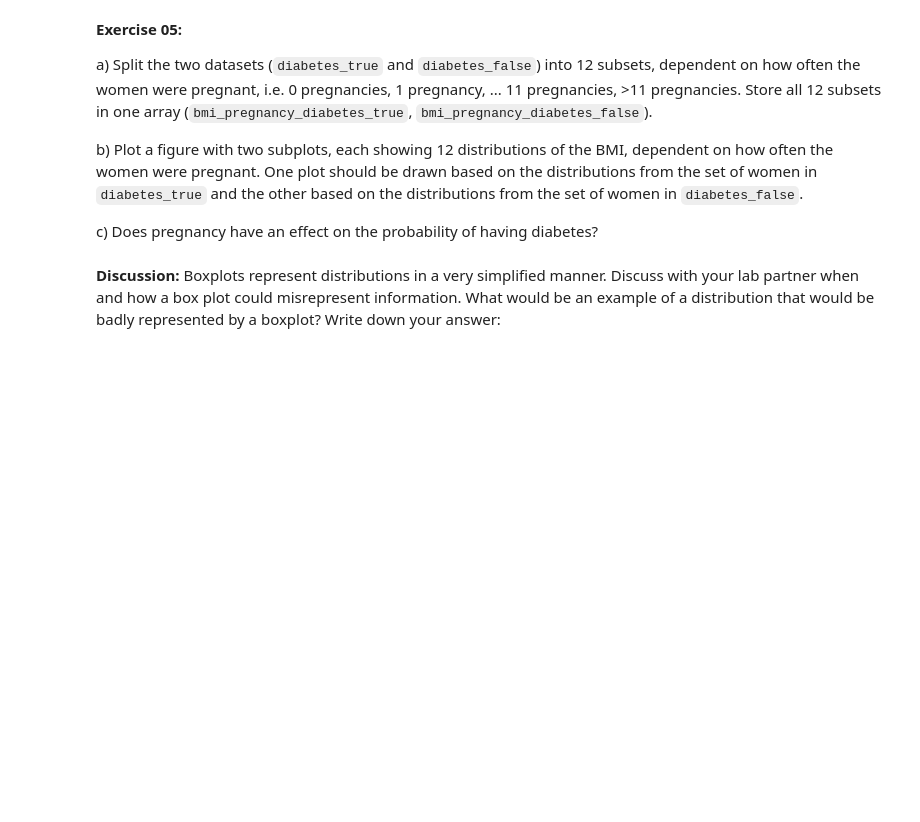
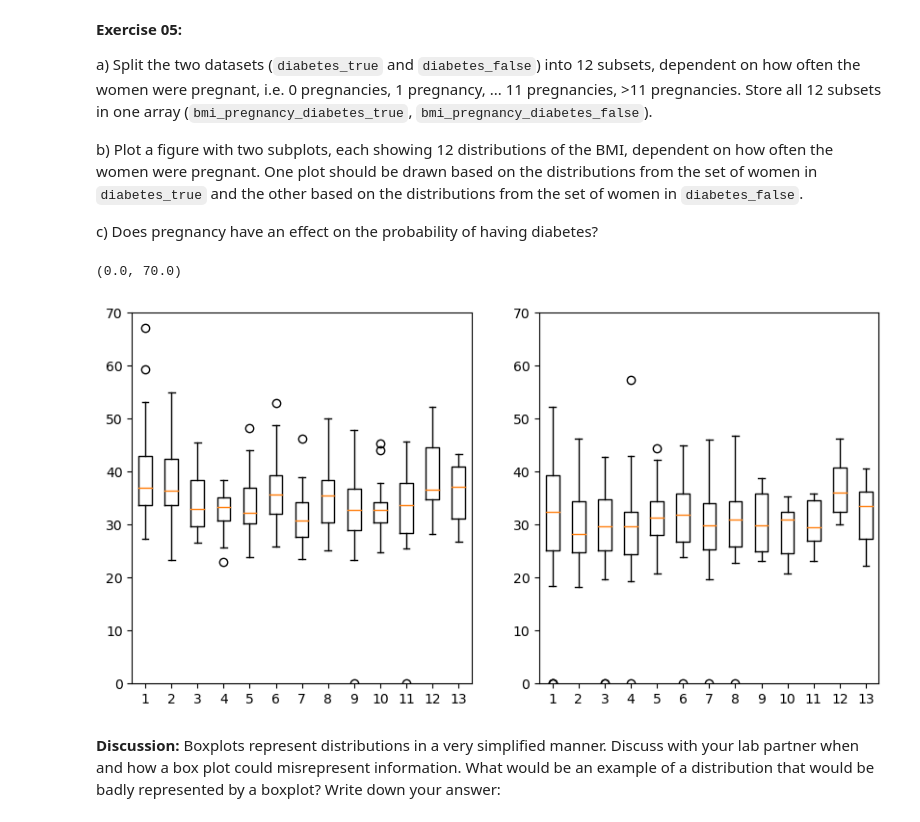
Before and after one commit to ThomasAWood/FDS-S1-04-data-representation-02-distributions, a Jupyter notebook: FDS-S1-04-data-representation-02-distributions.ipynb, the cells around one changed output. Drawn from its saved outputs; the diff is of its cells as text; code cells hidden in the pictures; blank space fills up the shorter version.

```diff
--- a/FDS-S1-04-data-representation-02-distributions.ipynb
+++ b/FDS-S1-04-data-representation-02-distributions.ipynb
@@ -120,3 +153,42 @@ c) Does pregnancy have an effect on the probability of having diabetes?
+# %%
+true0 = diabetes_true[diabetes_true.Pregnancies == 0]['BMI']
+true1 = diabetes_true[diabetes_true.Pregnancies == 1]['BMI']
+true2 = diabetes_true[diabetes_true.Pregnancies == 2]['BMI']
+true3 = diabetes_true[diabetes_true.Pregnancies == 3]['BMI']
+true4 = diabetes_true[diabetes_true.Pregnancies == 4]['BMI']
+true5 = diabetes_true[diabetes_true.Pregnancies == 5]['BMI']
+true6 = diabetes_true[diabetes_true.Pregnancies == 6]['BMI']
+true7 = diabetes_true[diabetes_true.Pregnancies == 7]['BMI']
+true8 = diabetes_true[diabetes_true.Pregnancies == 8]['BMI']
+true9 = diabetes_true[diabetes_true.Pregnancies == 9]['BMI']
+true10 = diabetes_true[diabetes_true.Pregnancies == 10]['BMI']
+true11 = diabetes_true[diabetes_true.Pregnancies == 11]['BMI']
+true11p = diabetes_true[diabetes_true.Pregnancies > 11]['BMI']
+bmi_pregnancy_diabetes_true = [true0, true1, true2, true3, true4, true5, true6, true7, true8, true9, true10, true11, true11p]
+
+false0 = diabetes_false[diabetes_false.Pregnancies == 0]['BMI']
+false1 = diabetes_false[diabetes_false.Pregnancies == 1]['BMI']
+false2 = diabetes_false[diabetes_false.Pregnancies == 2]['BMI']
+false3 = diabetes_false[diabetes_false.Pregnancies == 3]['BMI']
+false4 = diabetes_false[diabetes_false.Pregnancies == 4]['BMI']
+false5 = diabetes_false[diabetes_false.Pregnancies == 5]['BMI']
+false6 = diabetes_false[diabetes_false.Pregnancies == 6]['BMI']
+false7 = diabetes_false[diabetes_false.Pregnancies == 7]['BMI']
+false8 = diabetes_false[diabetes_false.Pregnancies == 8]['BMI']
+false9 = diabetes_false[diabetes_false.Pregnancies == 9]['BMI']
+false10 = diabetes_false[diabetes_false.Pregnancies == 10]['BMI']
+false11 = diabetes_false[diabetes_false.Pregnancies == 11]['BMI']
+false11p = diabetes_false[diabetes_false.Pregnancies > 11]['BMI']
+bmi_pregnancy_diabetes_false = [false0, false1, false2, false3, false4, false5, false6, false7, false8, false9, false10, false11, false11p]
+
+fig, (ax1, ax2) = plt.subplots(1, 2, figsize=(10, 5))
+ax1.boxplot(bmi_pregnancy_diabetes_true)
+ax2.boxplot(bmi_pregnancy_diabetes_false)
+ax1.set_ylim(0, 70)
+ax2.set_ylim(0, 70)
+# %% [output]
+(0.0, 70.0)
+[figure, added]
 # %% [markdown]
 **Discussion:** Boxplots represent distributions in a very simplified manner. Discuss with your lab partner when and how a box plot could misrepresent information. What would be an example of a distribution that would be badly represented by a boxplot? Write down your answer:
 # %% [markdown]
```
Also changed, not shown: parts of 22 cells of this notebook.
